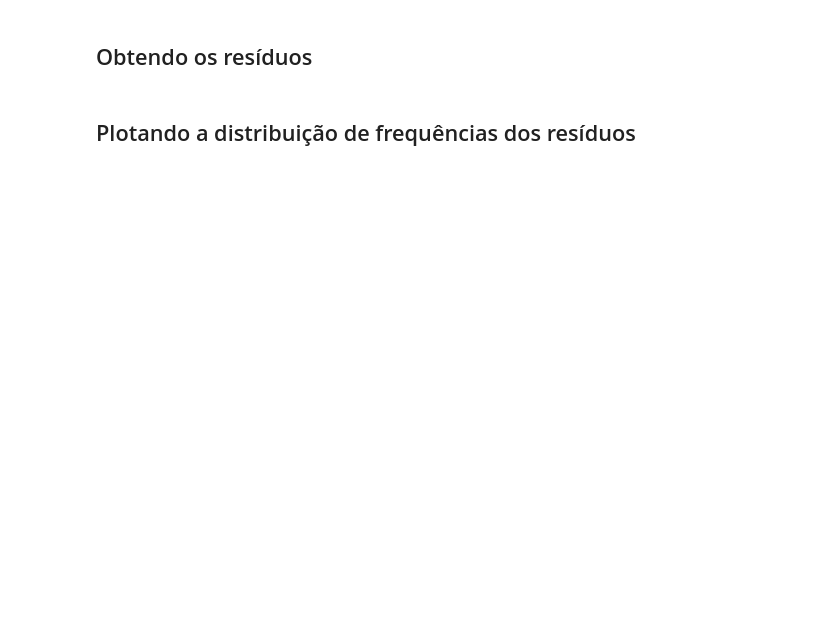
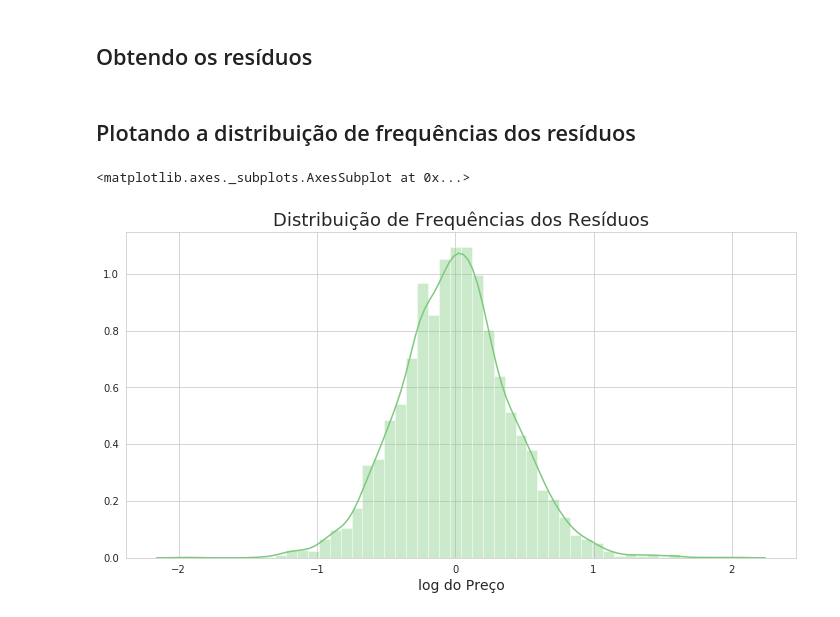
Before and after one commit to gui42/Alura, a Jupyter notebook: Data/5 - Regressão Linear II/Projeto/Regressão Linear.ipynb, the cells around one changed output. Drawn from its saved outputs; the diff is of its cells as text; code cells hidden in the pictures; blank space fills up the shorter version.

```diff
--- a/Data/5 - Regressão Linear II/Projeto/Regressão Linear.ipynb
+++ b/Data/5 - Regressão Linear II/Projeto/Regressão Linear.ipynb
@@ -350,8 +518,11 @@ ax
 # %% [markdown]
 ## Plotando a distribuição de frequências dos resíduos
 # %%
-
+ax = sns.distplot(a=residuo)
 ax.figure.set_size_inches(12, 6)
 ax.set_title('Distribuição de Frequências dos Resíduos', fontsize=18)
 ax.set_xlabel('log do Preço', fontsize=14)
 ax
+# %% [output]
+<matplotlib.axes._subplots.AxesSubplot at 0x...>
+[figure, added]
```
Also changed, not shown: parts of 38 cells of this notebook.
